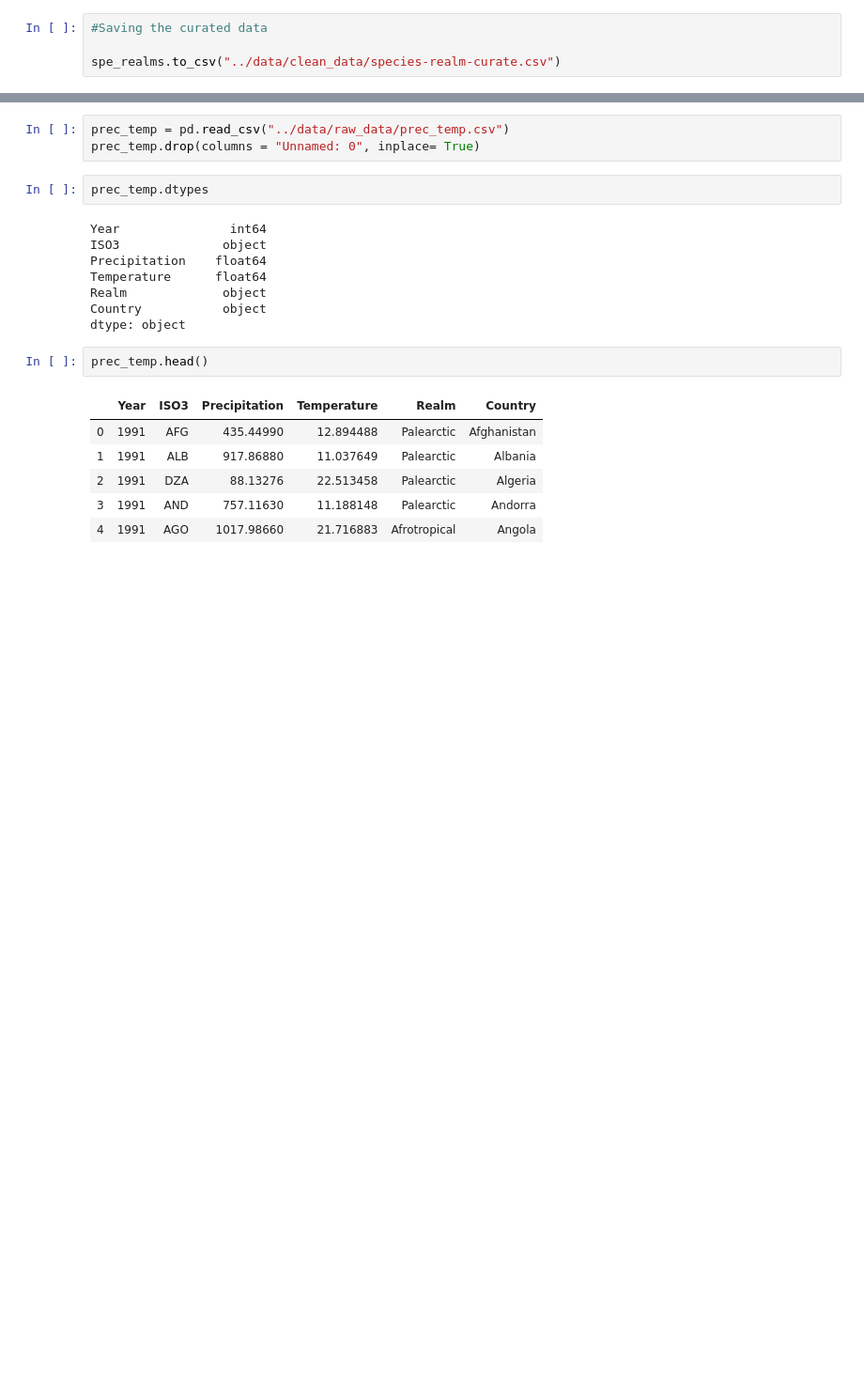
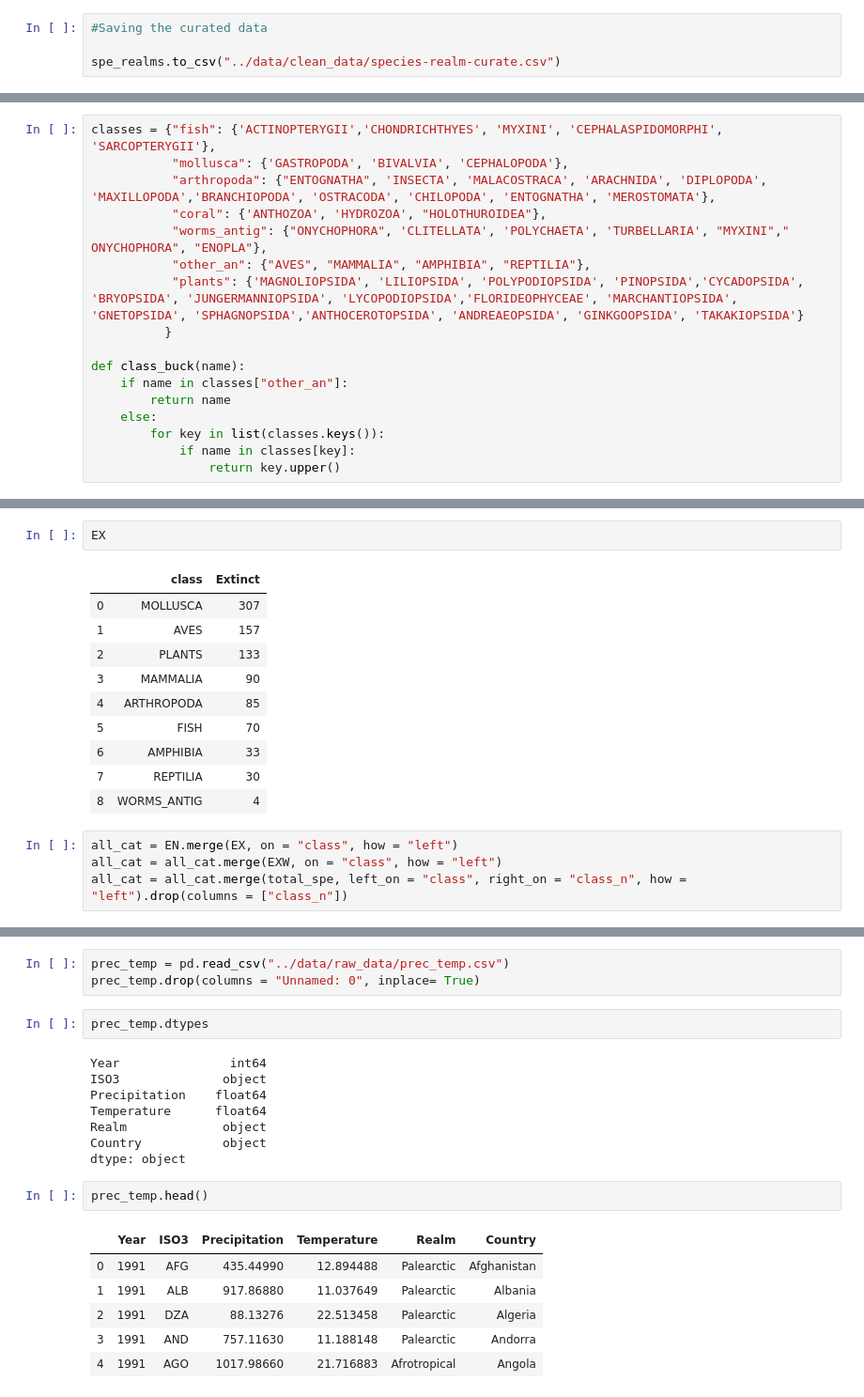
Before and after one commit to fabi-cast/Ecozones-in-a-Warming-World, a Jupyter notebook: notebooks/data-cleaning.ipynb, the cells around one changed output, grey strips where cells are left out. Shown at 94% size. Cells and saved outputs as stored; diff of their text form; blank space fills up the shorter version.

```diff
--- a/notebooks/data-cleaning.ipynb
+++ b/notebooks/data-cleaning.ipynb
@@ -607,0 +614,17 @@ spe_realms.to_csv("../data/clean_data/species-realm-curate.csv")
+# %%
+classes = {"fish": {'ACTINOPTERYGII','CHONDRICHTHYES', 'MYXINI', 'CEPHALASPIDOMORPHI', 'SARCOPTERYGII'},
+           "mollusca": {'GASTROPODA', 'BIVALVIA', 'CEPHALOPODA'},
+           "arthropoda": {"ENTOGNATHA", 'INSECTA', 'MALACOSTRACA', 'ARACHNIDA', 'DIPLOPODA', 'MAXILLOPODA','BRANCHIOPODA', 'OSTRACODA', 'CHILOPODA', 'ENTOGNATHA', 'MEROSTOMATA'},
+           "coral": {'ANTHOZOA', 'HYDROZOA', "HOLOTHUROIDEA"},
+           "worms_antig": {"ONYCHOPHORA", 'CLITELLATA', 'POLYCHAETA', 'TURBELLARIA', "MYXINI"," ONYCHOPHORA", "ENOPLA"},
+           "other_an": {"AVES", "MAMMALIA", "AMPHIBIA", "REPTILIA"},
+           "plants": {'MAGNOLIOPSIDA', 'LILIOPSIDA', 'POLYPODIOPSIDA', 'PINOPSIDA','CYCADOPSIDA', 'BRYOPSIDA', 'JUNGERMANNIOPSIDA', 'LYCOPODIOPSIDA','FLORIDEOPHYCEAE', 'MARCHANTIOPSIDA', 'GNETOPSIDA', 'SPHAGNOPSIDA','ANTHOCEROTOPSIDA', 'ANDREAEOPSIDA', 'GINKGOOPSIDA', 'TAKAKIOPSIDA'}
+          }
+
+def class_buck(name):
+    if name in classes["other_an"]:
+        return name
+    else:
+        for key in list(classes.keys()):
+            if name in classes[key]:
+                return key.upper()
@@ -607,0 +691,17 @@ spe_realms.to_csv("../data/clean_data/species-realm-curate.csv")
+# %%
+EX
+# %% [output]
+|  | class | Extinct |
+| 0 | MOLLUSCA | 307 |
+| 1 | AVES | 157 |
+| 2 | PLANTS | 133 |
+| 3 | MAMMALIA | 90 |
+| 4 | ARTHROPODA | 85 |
+| 5 | FISH | 70 |
+| 6 | AMPHIBIA | 33 |
+| 7 | REPTILIA | 30 |
+| 8 | WORMS_ANTIG | 4 |
+# %%
+all_cat = EN.merge(EX, on = "class", how = "left")
+all_cat = all_cat.merge(EXW, on = "class", how = "left")
+all_cat = all_cat.merge(total_spe, left_on = "class", right_on = "class_n", how = "left").drop(columns = ["class_n"])
```
Also changed, not shown: parts of 38 cells of this notebook.
